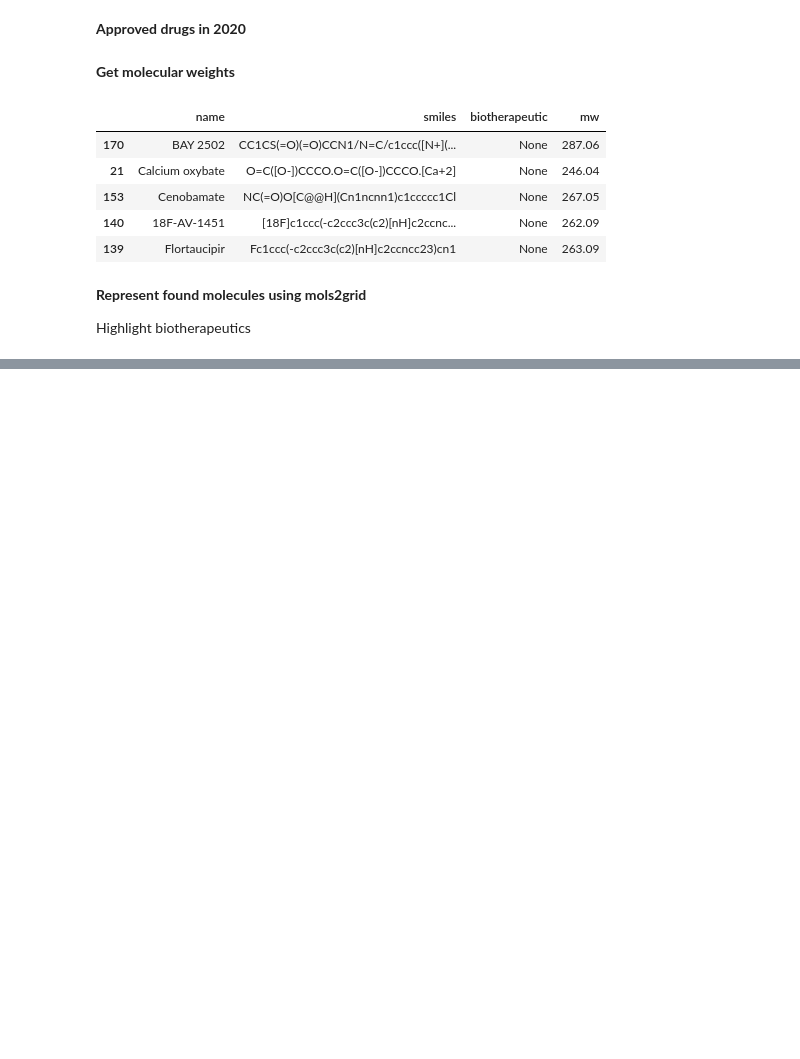
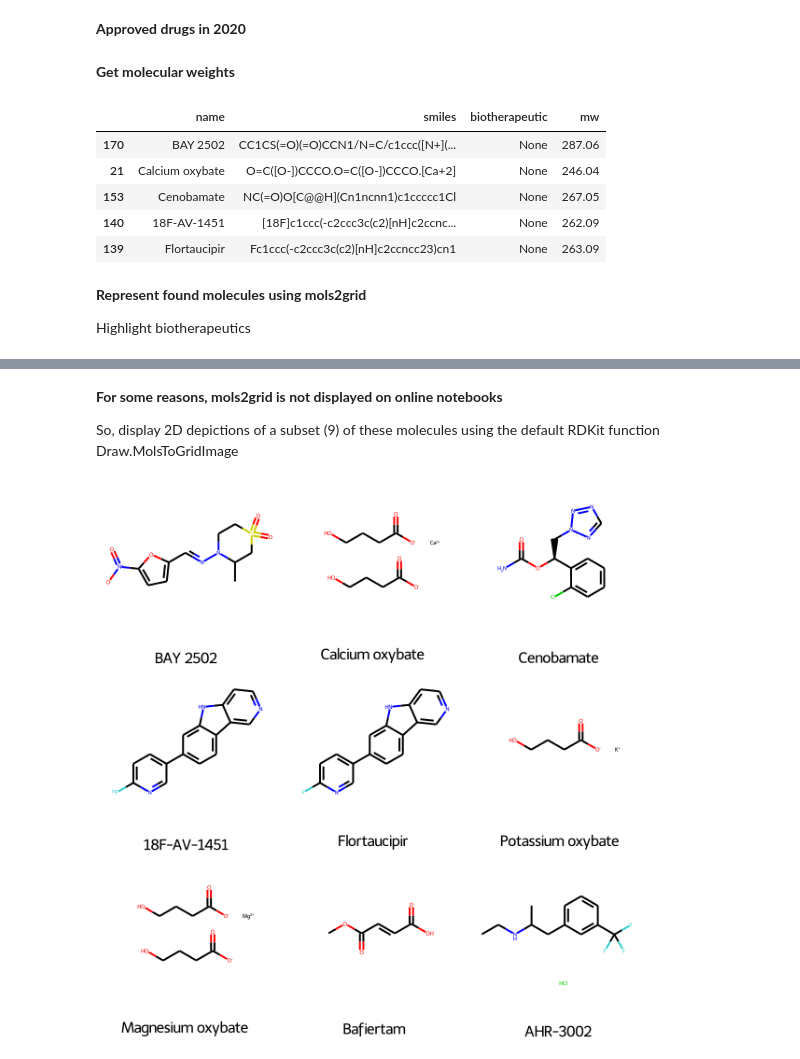
Before and after one commit to enricocid/python-scientific-exercises, a Jupyter notebook: chem_approved_drugs.ipynb, the cells around one changed output, grey strips where cells are left out. Drawn from its saved outputs; the diff is of its cells as text; code cells hidden in the pictures; blank space fills up the shorter version.

Commit message:
Improve chem_approved_drugs.ipynb
Signed-off-by: enricocid <enrico2588@gmail.com>

```diff
--- a/chem_approved_drugs.ipynb
+++ b/chem_approved_drugs.ipynb
@@ -119,3 +121,17 @@ grid.display(subset=["img", "name", "mw"],
                     })
 # %% [output]
 [interactive output not drawn]
+# %% [markdown]
+**For some reasons, mols2grid is not displayed on online notebooks**
+
+So, display 2D depictions of a subset (9) of these molecules using the default RDKit function Draw.MolsToGridImage
+# %%
+n_mols = 9
+
+mols = df_2020["smiles"][:n_mols].apply(Chem.MolFromSmiles)
+legend = [*df_2020["name"]][:n_mols]
+mols.apply(AllChem.Compute2DCoords)
+
+Draw.MolsToGridImage(mols, molsPerRow=3, legends=legend)
+# %% [output]
+[figure, added]
```
Also changed, not shown: parts of 1 cell of this notebook.
